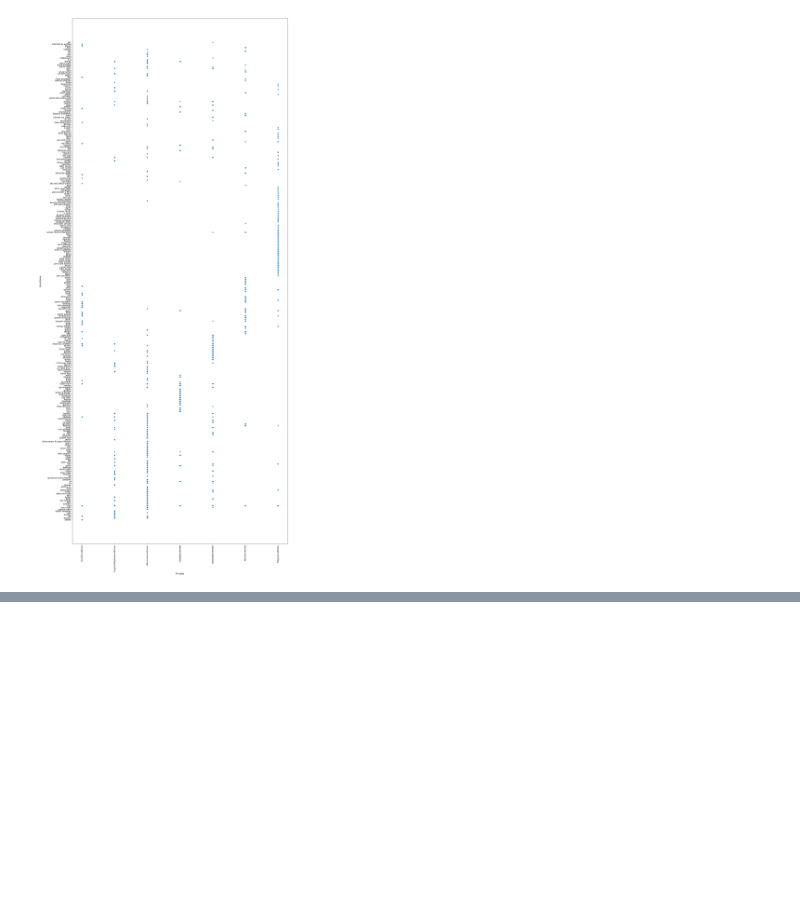
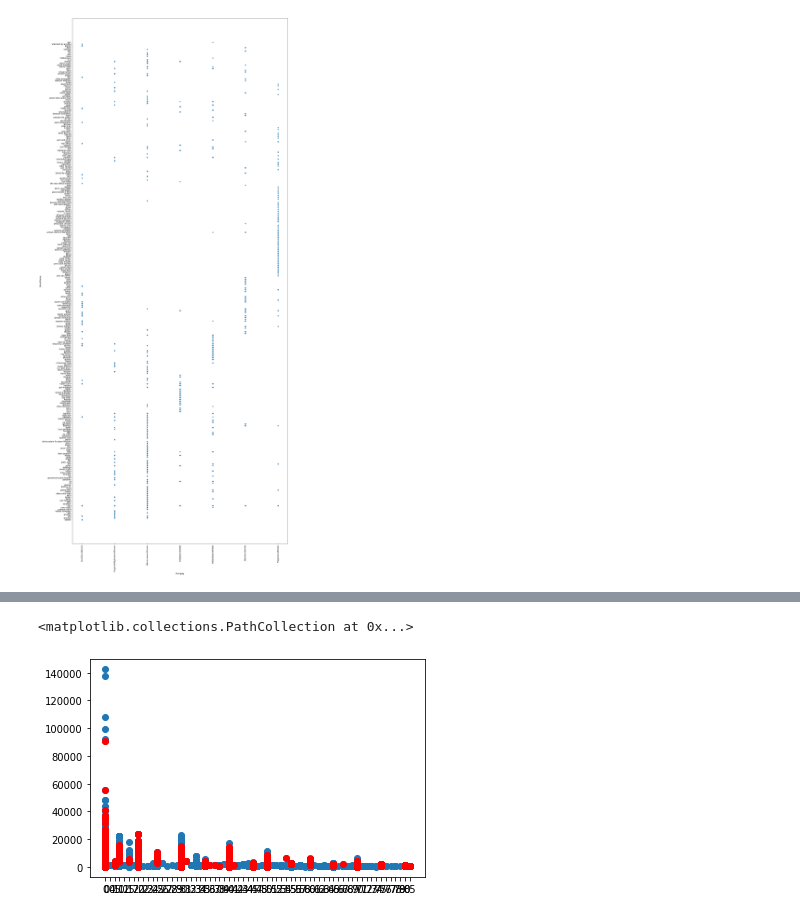
Before and after one commit to wbb-67/Fashion-Ecommerce-Data-Visualization, a Jupyter notebook: Fashion Ecommerce Data Visualizations.ipynb, the cells around one changed output, grey strips where cells are left out. Saved outputs shown, nothing was run; the diff lists cells and outputs as text; code cells hidden in the pictures; blank space fills up the shorter version.

```diff
--- a/Fashion Ecommerce Data Visualizations.ipynb
+++ b/Fashion Ecommerce Data Visualizations.ipynb
@@ -144,0 +149,9 @@ plot_brand_categories = df.plot.scatter(x='Category', y='BrandName', figsize=(20
+# %%
+data = df[['Discount','SellPrice']]
+data['Discount'] = data['Discount'].str[:2].replace({'0%':'0'})
+# %%
+model = OneClassSVM(kernel = 'rbf', gamma = 0.001, nu = 0.01).fit(data)
+y_pred = model.predict(data)
+# %%
+anomaly_values = data.iloc[np.where(y_pred == -1)]
+print(anomaly_values)
@@ -144,0 +173,6 @@ plot_brand_categories = df.plot.scatter(x='Category', y='BrandName', figsize=(20
+# %%
+plt.scatter(data['Discount'], data['SellPrice'])
+plt.scatter(anomaly_values['Discount'], anomaly_values['SellPrice'], c = 'r')
+# %% [output]
+<matplotlib.collections.PathCollection at 0x...>
+[figure, added]
```
Also changed, not shown: parts of 3 cells of this notebook.
